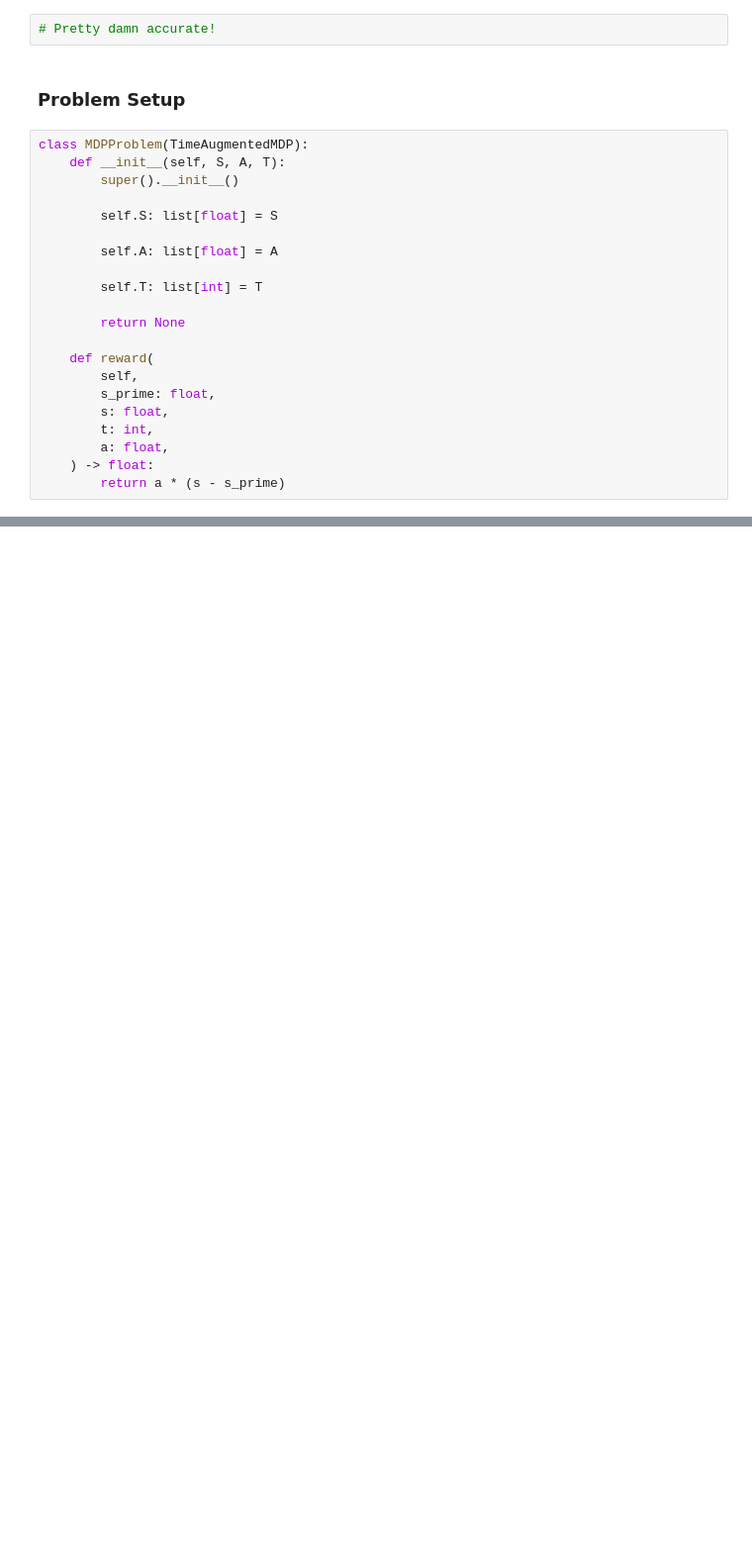
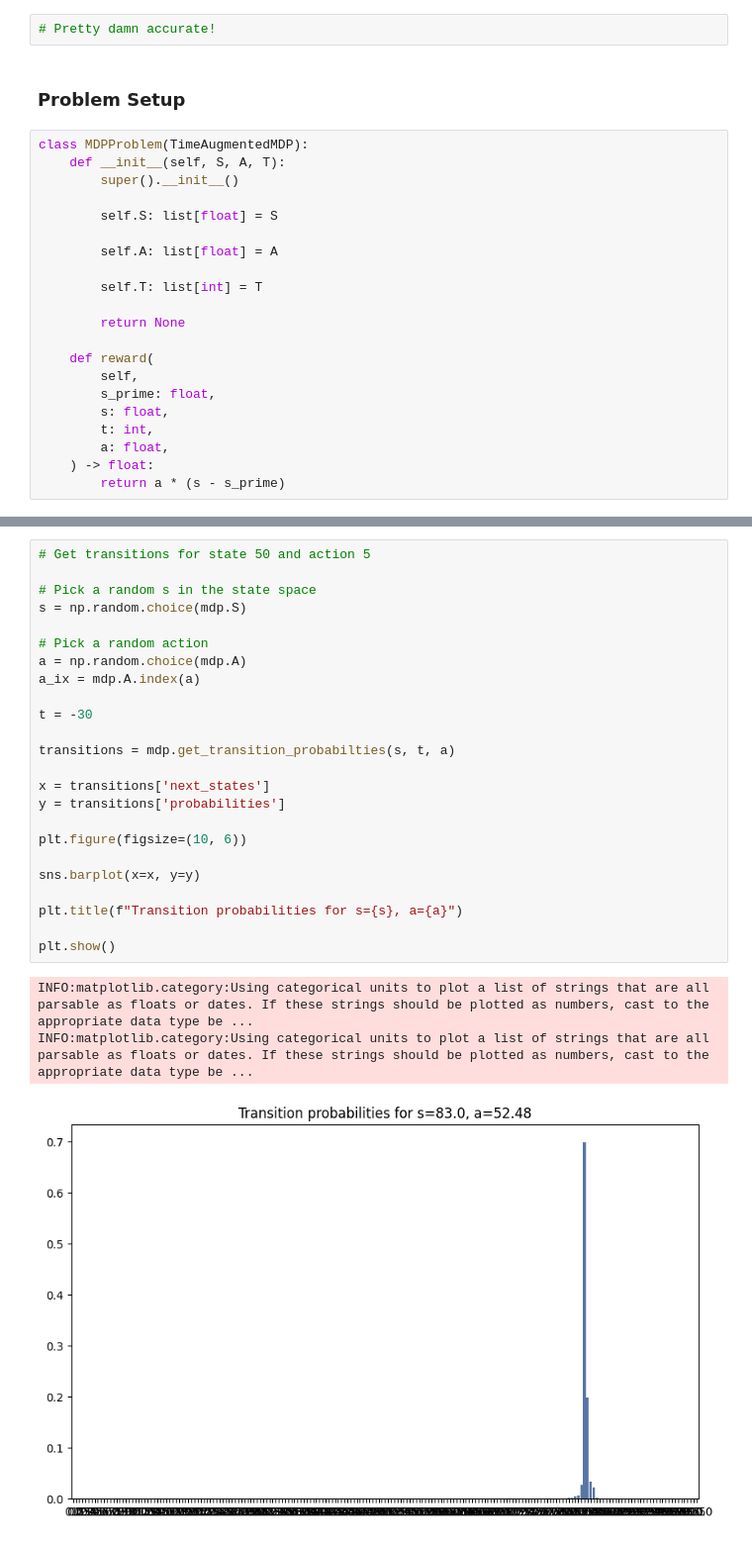
Before and after one commit to Brad-Pfeil/markov-decision-process, a Jupyter notebook: src/examples/example_4.ipynb, the cells around one changed output, grey strips where cells are left out. Shown at 99% size. Saved outputs shown, nothing was run; the diff lists cells and outputs as text; blank space fills up the shorter version.

```diff
--- a/src/examples/example_4.ipynb
+++ b/src/examples/example_4.ipynb
@@ -263,3 +298,31 @@ Wall time: 5.18 s
+# %%
+# Get transitions for state 50 and action 5
+
+# Pick a random s in the state space
+s = np.random.choice(mdp.S)
+
+# Pick a random action
+a = np.random.choice(mdp.A)
+a_ix = mdp.A.index(a)
+
+t = -30
+
+transitions = mdp.get_transition_probabilties(s, t, a)
+
+x = transitions['next_states']
+y = transitions['probabilities']
+
+plt.figure(figsize=(10, 6))
+
+sns.barplot(x=x, y=y)
+
+plt.title(f"Transition probabilities for s={s}, a={a}")
+
+plt.show()
+# %% [output]
+INFO:matplotlib.category:Using categorical units to plot a list of strings that are all parsable as floats or dates. If these strings should be plotted as numbers, cast to the appropriate data type be ...
+INFO:matplotlib.category:Using categorical units to plot a list of strings that are all parsable as floats or dates. If these strings should be plotted as numbers, cast to the appropriate data type be ...
+[figure, added]
 # %%
 # Plot the transitions at time -30
 
```
Also changed, not shown: parts of 13 cells of this notebook, 11 other files.
